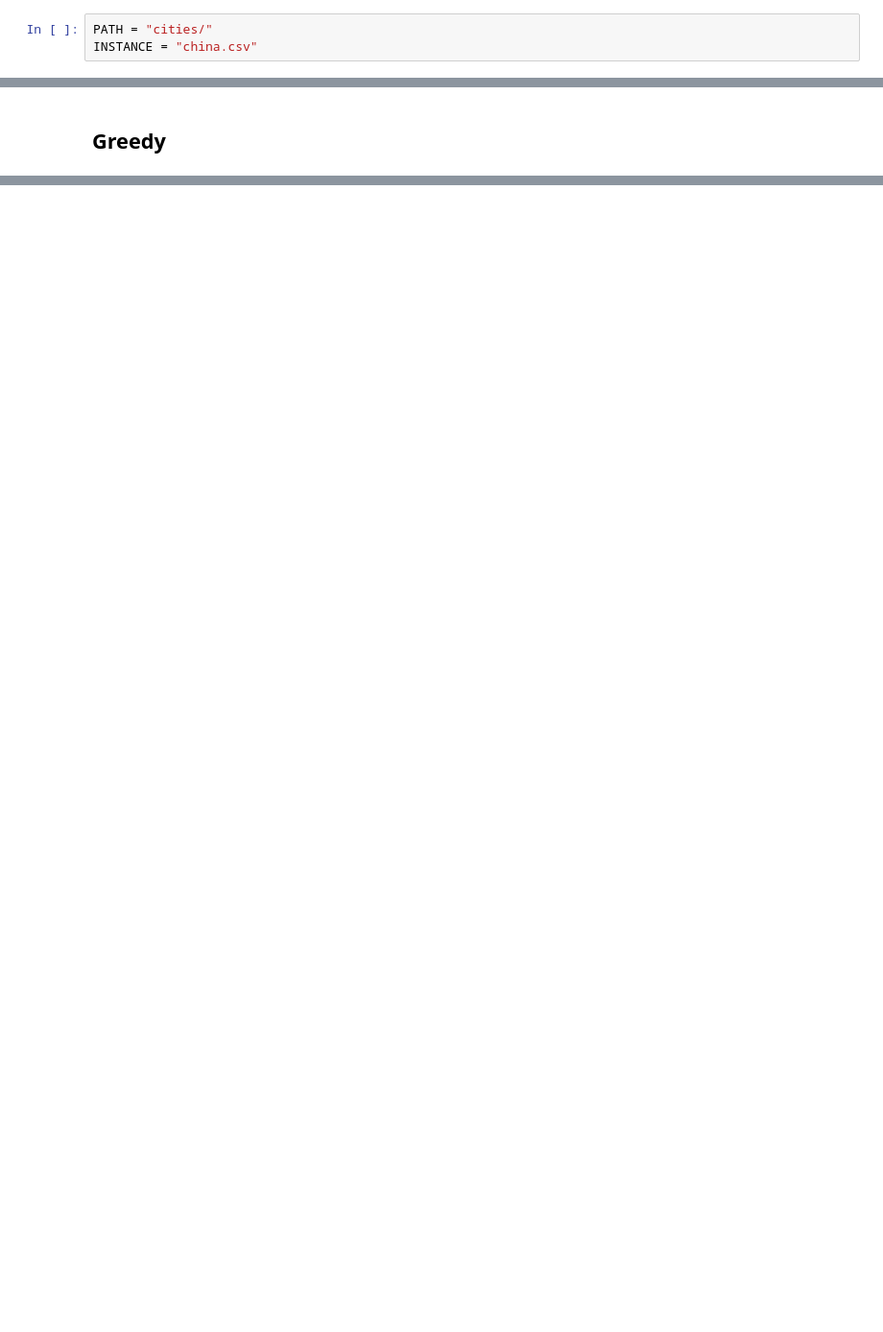
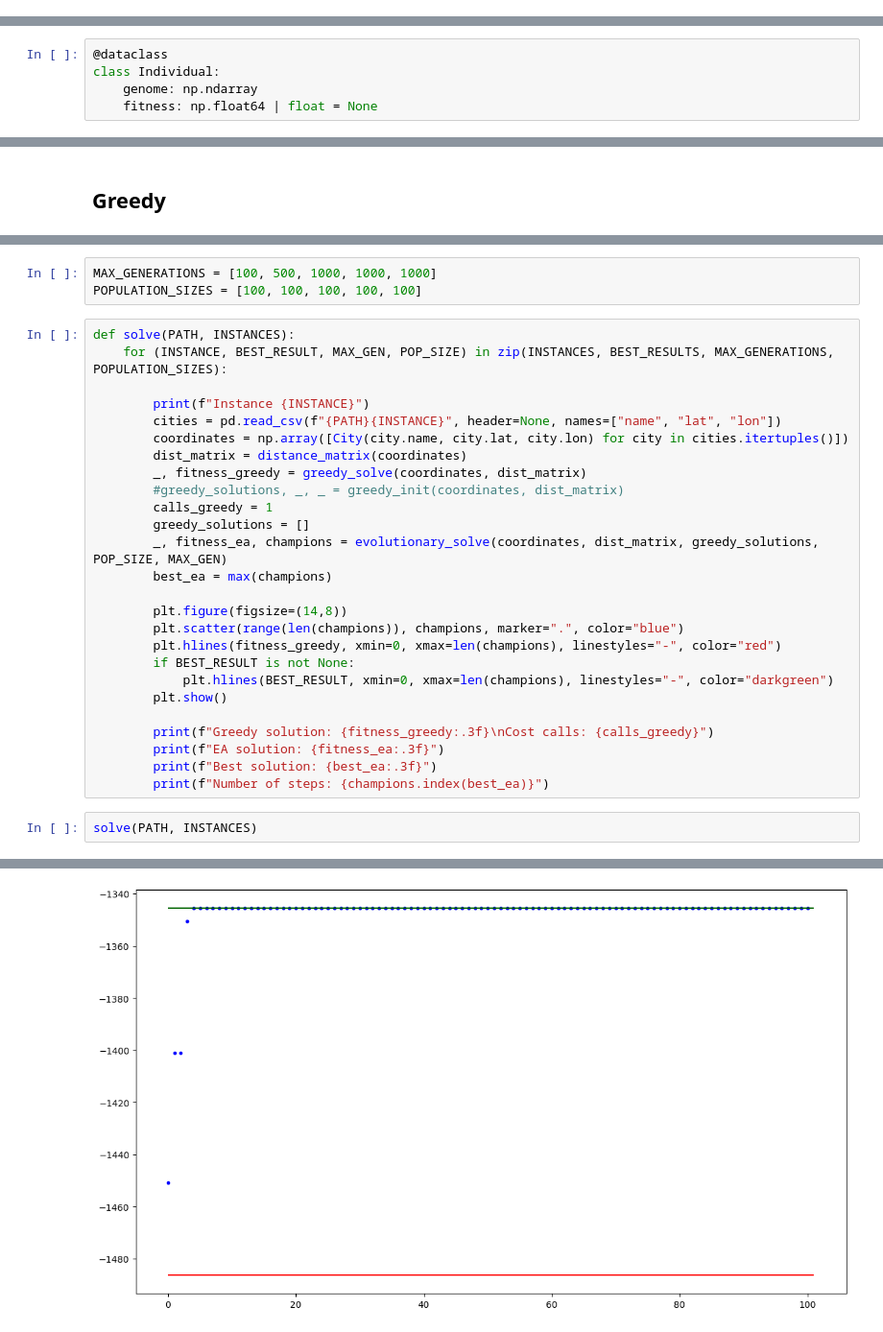
Before and after one commit to MicheleCazzola/CI2024_lab2, a Jupyter notebook: tsp.ipynb, the cells around one changed output, grey strips where cells are left out. Shown at 96% size. Saved outputs shown, nothing was run; the diff lists cells and outputs as text; blank space fills up the shorter version.

Commit message:
lab2: greedy ok ,EA not so good

```diff
--- a/tsp.ipynb
+++ b/tsp.ipynb
@@ -7,5 +11,2 @@ import geopy.distance
 from tqdm.auto import tqdm
 from dataclasses import dataclass
-# %%
-PATH = "cities/"
-INSTANCE = "china.csv"
@@ -71,3 +52,8 @@ array([Acheng, Aksu, Alaer, Altay, Anbu, Anda, Anguo, Ankang, Anlu,
+# %%
+@dataclass
+class Individual:
+    genome: np.ndarray
+    fitness: np.float64 | float = None
 # %% [markdown]
 ## Helper functions
 # %%
@@ -142,0 +282,32 @@ Total cost: 64004.624 km
+# %%
+MAX_GENERATIONS = [100, 500, 1000, 1000, 1000]
+POPULATION_SIZES = [100, 100, 100, 100, 100]
+# %%
+def solve(PATH, INSTANCES):
+    for (INSTANCE, BEST_RESULT, MAX_GEN, POP_SIZE) in zip(INSTANCES, BEST_RESULTS, MAX_GENERATIONS, POPULATION_SIZES):
+
+        print(f"Instance {INSTANCE}")
+        cities = pd.read_csv(f"{PATH}{INSTANCE}", header=None, names=["name", "lat", "lon"])
+        coordinates = np.array([City(city.name, city.lat, city.lon) for city in cities.itertuples()])
+        dist_matrix = distance_matrix(coordinates)
+        _, fitness_greedy = greedy_solve(coordinates, dist_matrix)
+        #greedy_solutions, _, _ = greedy_init(coordinates, dist_matrix)
+        calls_greedy = 1
+        greedy_solutions = []
+        _, fitness_ea, champions = evolutionary_solve(coordinates, dist_matrix, greedy_solutions, POP_SIZE, MAX_GEN)
+        best_ea = max(champions)
+
+        plt.figure(figsize=(14,8))
+        plt.scatter(range(len(champions)), champions, marker=".", color="blue")
+        plt.hlines(fitness_greedy, xmin=0, xmax=len(champions), linestyles="-", color="red")
+        if BEST_RESULT is not None:
+            plt.hlines(BEST_RESULT, xmin=0, xmax=len(champions), linestyles="-", color="darkgreen")
+        plt.show()
+
+        print(f"Greedy solution: {fitness_greedy:.3f}\nCost calls: {calls_greedy}")
+        print(f"EA solution: {fitness_ea:.3f}")
+        print(f"Best solution: {best_ea:.3f}")
+        print(f"Number of steps: {champions.index(best_ea)}")
+# %%
+solve(PATH, INSTANCES)
+# %% [output]
@@ -142,0 +316 @@ Total cost: 64004.624 km
+[figure, added]
```
Also changed, not shown: parts of 16 cells of this notebook, 1 other file.
